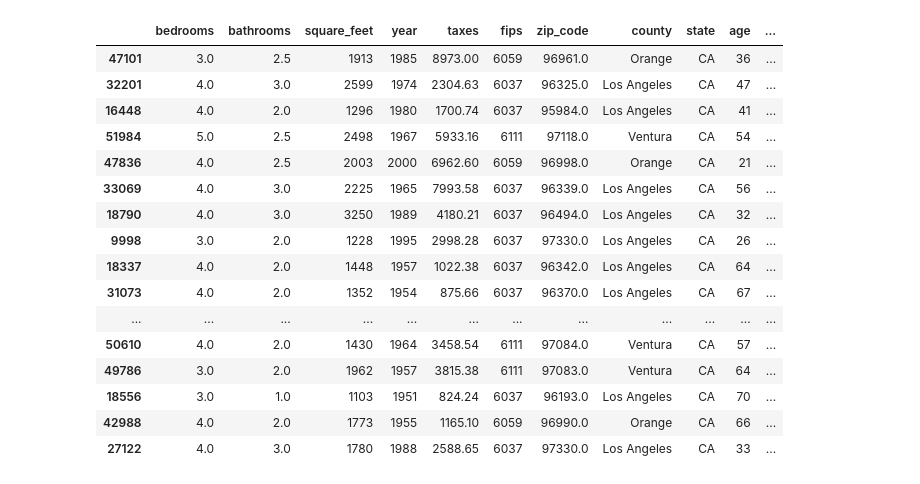
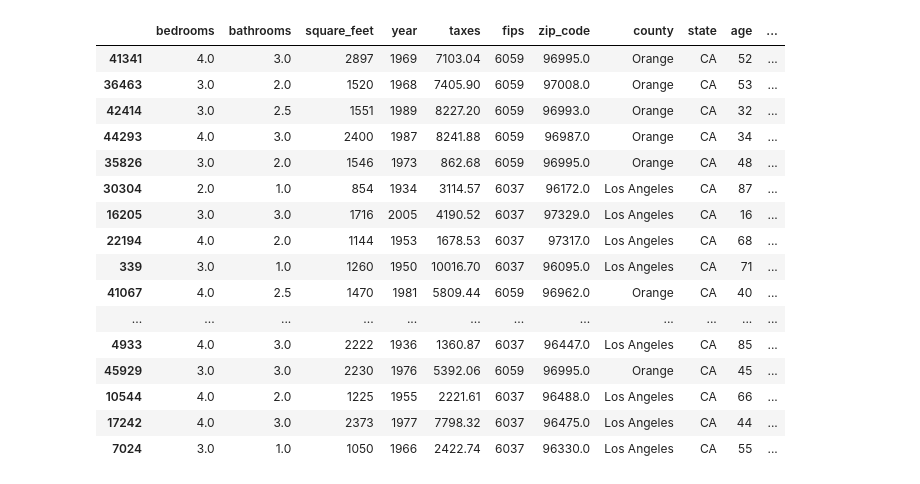
Before and after one commit to Jared-Godar/regression-project, a Jupyter notebook: zillo-report.ipynb, the cells around one changed output. Saved outputs shown, nothing was run; the diff lists cells and outputs as text; code cells hidden in the pictures.

```diff
--- a/zillo-report.ipynb
+++ b/zillo-report.ipynb
@@ -3,22 +3,22 @@ import zillo_wrangle
 # %%
 X_train, y_train, X_validate, y_validate, X_test, y_test = zillo_wrangle.wrangle()
 # %%
-X_train.sample(50)
+X_train.head(50)
 # %% [output]
 |  | bedrooms | bathrooms | square_feet | year | taxes | fips | zip_code | county | state | age | ... |
-| 47101 | 3.0 | 2.5 | 1913 | 1985 | 8973.00 | 6059 | 96961.0 | Orange | CA | 36 | ... |
-| 32201 | 4.0 | 3.0 | 2599 | 1974 | 2304.63 | 6037 | 96325.0 | Los Angeles | CA | 47 | ... |
-| 16448 | 4.0 | 2.0 | 1296 | 1980 | 1700.74 | 6037 | 95984.0 | Los Angeles | CA | 41 | ... |
-| 51984 | 5.0 | 2.5 | 2498 | 1967 | 5933.16 | 6111 | 97118.0 | Ventura | CA | 54 | ... |
-| 47836 | 4.0 | 2.5 | 2003 | 2000 | 6962.60 | 6059 | 96998.0 | Orange | CA | 21 | ... |
-| 33069 | 4.0 | 3.0 | 2225 | 1965 | 7993.58 | 6037 | 96339.0 | Los Angeles | CA | 56 | ... |
-| 18790 | 4.0 | 3.0 | 3250 | 1989 | 4180.21 | 6037 | 96494.0 | Los Angeles | CA | 32 | ... |
-| 9998 | 3.0 | 2.0 | 1228 | 1995 | 2998.28 | 6037 | 97330.0 | Los Angeles | CA | 26 | ... |
-| 18337 | 4.0 | 2.0 | 1448 | 1957 | 1022.38 | 6037 | 96342.0 | Los Angeles | CA | 64 | ... |
-| 31073 | 4.0 | 2.0 | 1352 | 1954 | 875.66 | 6037 | 96370.0 | Los Angeles | CA | 67 | ... |
+| 41341 | 4.0 | 3.0 | 2897 | 1969 | 7103.04 | 6059 | 96995.0 | Orange | CA | 52 | ... |
+| 36463 | 3.0 | 2.0 | 1520 | 1968 | 7405.90 | 6059 | 97008.0 | Orange | CA | 53 | ... |
+| 42414 | 3.0 | 2.5 | 1551 | 1989 | 8227.20 | 6059 | 96993.0 | Orange | CA | 32 | ... |
+| 44293 | 4.0 | 3.0 | 2400 | 1987 | 8241.88 | 6059 | 96987.0 | Orange | CA | 34 | ... |
+| 35826 | 3.0 | 2.0 | 1546 | 1973 | 862.68 | 6059 | 96995.0 | Orange | CA | 48 | ... |
+| 30304 | 2.0 | 1.0 | 854 | 1934 | 3114.57 | 6037 | 96172.0 | Los Angeles | CA | 87 | ... |
+| 16205 | 3.0 | 3.0 | 1716 | 2005 | 4190.52 | 6037 | 97329.0 | Los Angeles | CA | 16 | ... |
+| 22194 | 4.0 | 2.0 | 1144 | 1953 | 1678.53 | 6037 | 97317.0 | Los Angeles | CA | 68 | ... |
+| 339 | 3.0 | 1.0 | 1260 | 1950 | 10016.70 | 6037 | 96095.0 | Los Angeles | CA | 71 | ... |
+| 41067 | 4.0 | 2.5 | 1470 | 1981 | 5809.44 | 6059 | 96962.0 | Orange | CA | 40 | ... |
 | ... | ... | ... | ... | ... | ... | ... | ... | ... | ... | ... | ... |
-| 50610 | 4.0 | 2.0 | 1430 | 1964 | 3458.54 | 6111 | 97084.0 | Ventura | CA | 57 | ... |
-| 49786 | 3.0 | 2.0 | 1962 | 1957 | 3815.38 | 6111 | 97083.0 | Ventura | CA | 64 | ... |
-| 18556 | 3.0 | 1.0 | 1103 | 1951 | 824.24 | 6037 | 96193.0 | Los Angeles | CA | 70 | ... |
-| 42988 | 4.0 | 2.0 | 1773 | 1955 | 1165.10 | 6059 | 96990.0 | Orange | CA | 66 | ... |
-| 27122 | 4.0 | 3.0 | 1780 | 1988 | 2588.65 | 6037 | 97330.0 | Los Angeles | CA | 33 | ... |
+| 4933 | 4.0 | 3.0 | 2222 | 1936 | 1360.87 | 6037 | 96447.0 | Los Angeles | CA | 85 | ... |
+| 45929 | 3.0 | 3.0 | 2230 | 1976 | 5392.06 | 6059 | 96995.0 | Orange | CA | 45 | ... |
+| 10544 | 4.0 | 2.0 | 1225 | 1955 | 2221.61 | 6037 | 96488.0 | Los Angeles | CA | 66 | ... |
+| 17242 | 4.0 | 3.0 | 2373 | 1977 | 7798.32 | 6037 | 96475.0 | Los Angeles | CA | 44 | ... |
+| 7024 | 3.0 | 1.0 | 1050 | 1966 | 2422.74 | 6037 | 96330.0 | Los Angeles | CA | 55 | ... |
```
Also changed, not shown: parts of 2 cells of this notebook, 1 other file.
